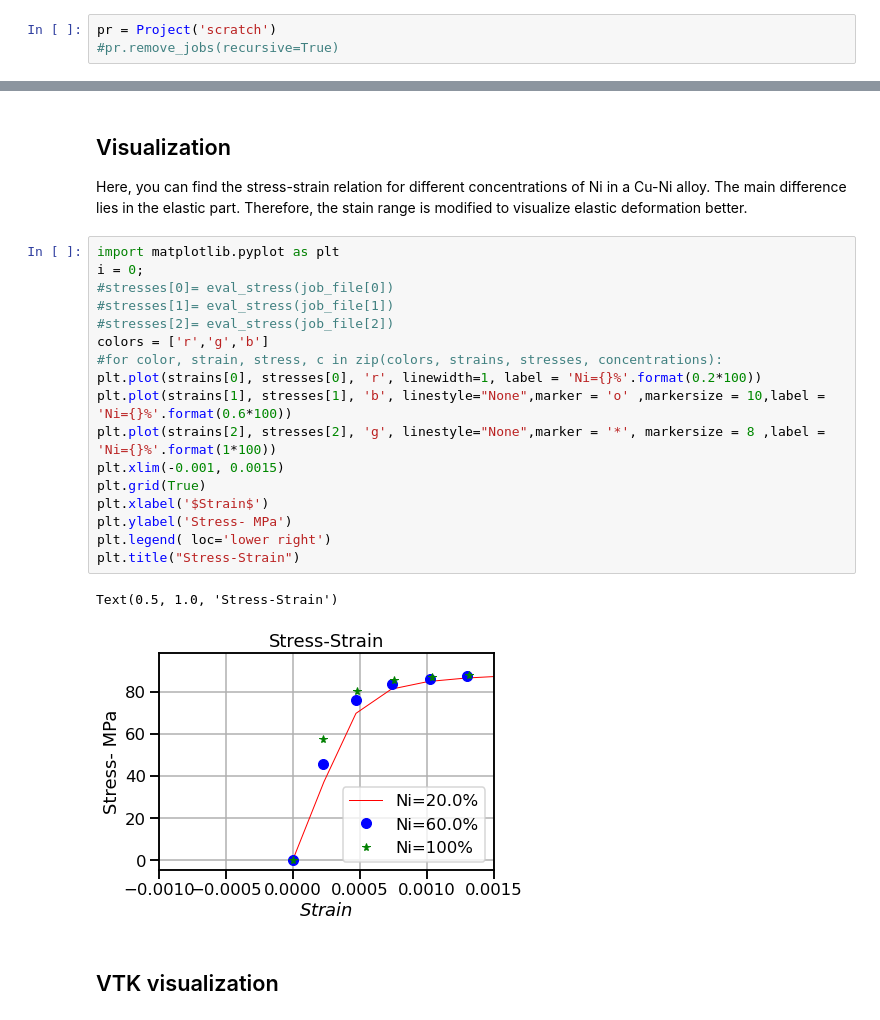
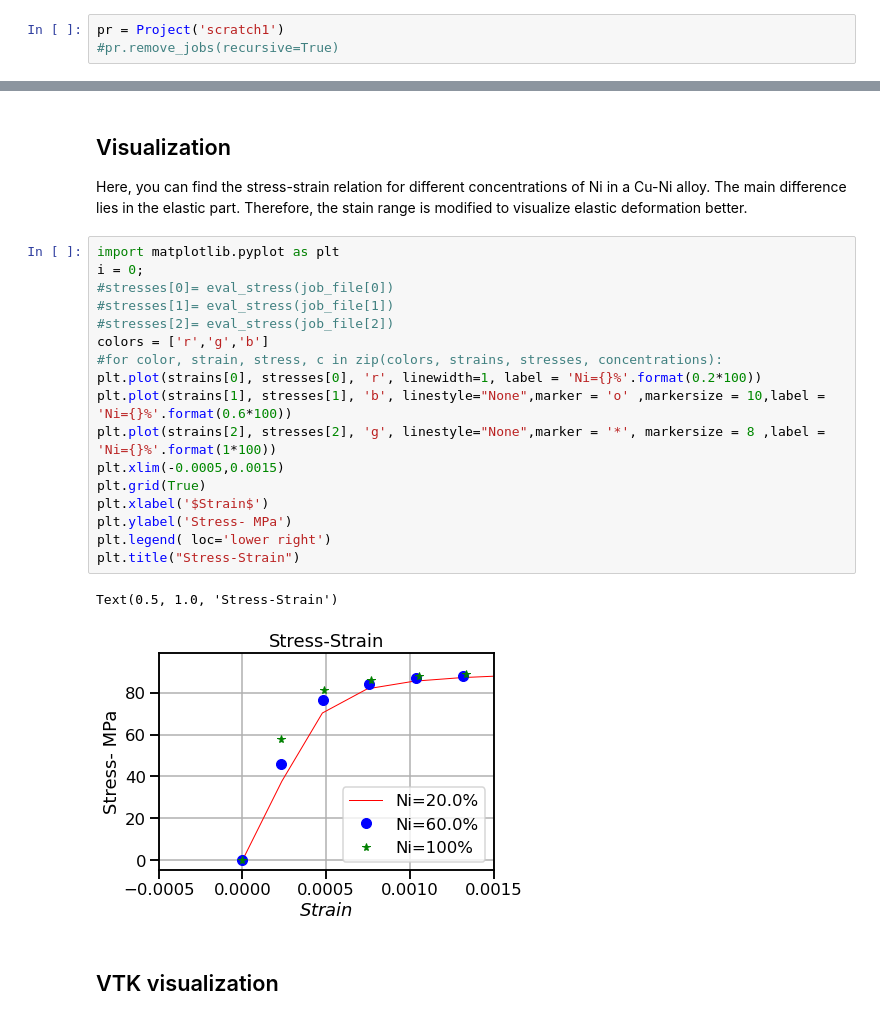
Before and after one commit to max-hassani/pyiron_workflow_examples, a Jupyter notebook: LAMMPS-DAMASK-workflow/Lammps-damask-workflow.ipynb, the cells around one changed output, grey strips where cells are left out. Saved outputs shown, nothing was run; the diff lists cells and outputs as text.

```diff
--- a/LAMMPS-DAMASK-workflow/Lammps-damask-workflow.ipynb
+++ b/LAMMPS-DAMASK-workflow/Lammps-damask-workflow.ipynb
@@ -11,5 +11,5 @@ import matplotlib.pyplot as plt
 import seaborn as sns
 sns.set_context('talk')
 # %%
-pr = Project('scratch')
+pr = Project('scratch1')
 #pr.remove_jobs(recursive=True)
@@ -573,23 +332,23 @@ Here, you can find the stress-strain relation for different concentrations of Ni
 # %%
 import matplotlib.pyplot as plt
 i = 0;
 #stresses[0]= eval_stress(job_file[0])
 #stresses[1]= eval_stress(job_file[1])
 #stresses[2]= eval_stress(job_file[2])
 colors = ['r','g','b']
 #for color, strain, stress, c in zip(colors, strains, stresses, concentrations):
 plt.plot(strains[0], stresses[0], 'r', linewidth=1, label = 'Ni={}%'.format(0.2*100))
 plt.plot(strains[1], stresses[1], 'b', linestyle="None",marker = 'o' ,markersize = 10,label = 'Ni={}%'.format(0.6*100))
 plt.plot(strains[2], stresses[2], 'g', linestyle="None",marker = '*', markersize = 8 ,label = 'Ni={}%'.format(1*100))
-plt.xlim(-0.001, 0.0015)
+plt.xlim(-0.0005,0.0015)
 plt.grid(True)
 plt.xlabel('$Strain$')
 plt.ylabel('Stress- MPa')
 plt.legend( loc='lower right')
 plt.title("Stress-Strain")
 # %% [output]
 Text(0.5, 1.0, 'Stress-Strain')
-[figure, old version]
+[figure, new version]
 # %% [markdown]
 ## VTK visualization
 # %% [markdown]
```
Also changed, not shown: parts of 19 cells of this notebook, 1 other file.
